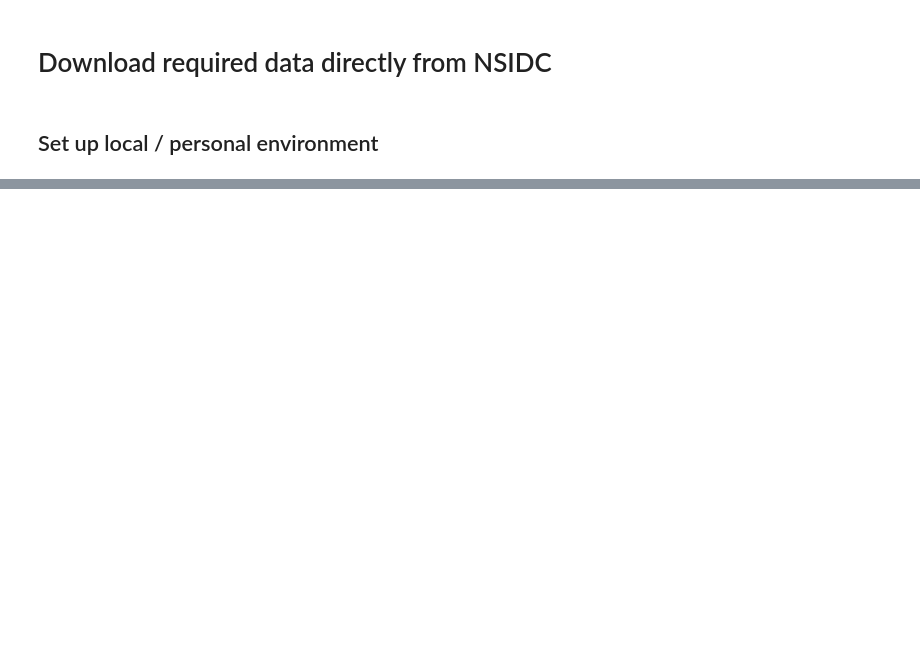
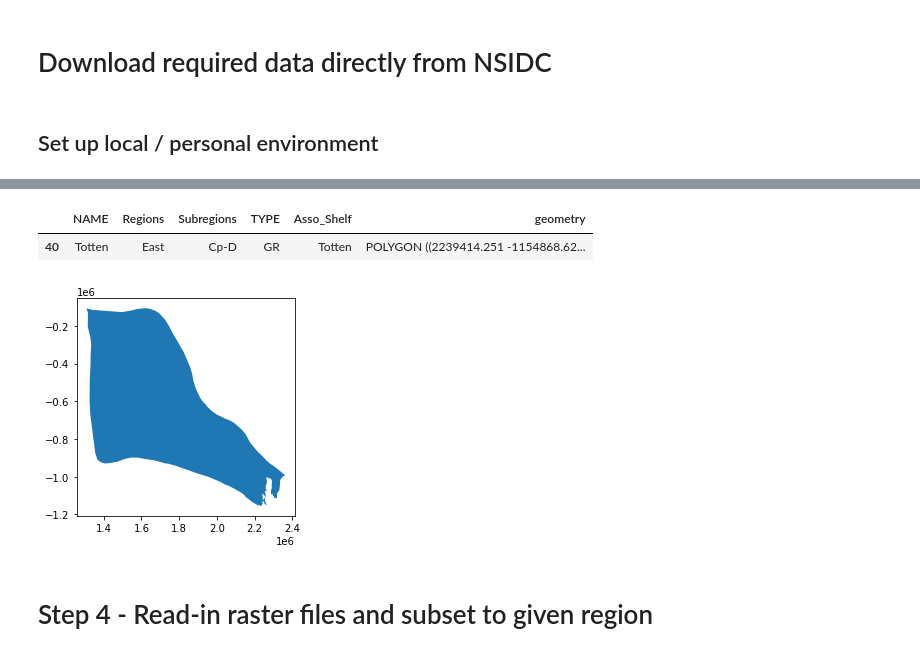
Before and after one commit to ICESAT-2HackWeek/ice-discharge, a Jupyter notebook: contributors/lbird/get-measures.ipynb, the cells around one changed output, grey strips where cells are left out. Drawn from its saved outputs; the diff is of its cells as text; code cells hidden in the pictures; blank space fills up the shorter version.

```diff
--- a/contributors/lbird/get-measures.ipynb
+++ b/contributors/lbird/get-measures.ipynb
@@ -111,0 +132,15 @@ for i in data_links:
+# %%
+# Isolated only grounded ice (GR) for the Totten basin
+tot = bd[(bd["NAME"] == "Totten") & (bd["TYPE"] == "GR")]
+
+# Plot the Totten subset
+tot.plot()
+
+# View tot to make sure it is as expected
+tot
+# %% [output]
+|  | NAME | Regions | Subregions | TYPE | Asso_Shelf | geometry |
+| 40 | Totten | East | Cp-D | GR | Totten | POLYGON ((2239414.251 -1154868.62... |
+[figure, added]
+# %% [markdown]
+# Step 4 - Read-in raster files and subset to given region
```
Also changed, not shown: parts of 7 cells of this notebook.
